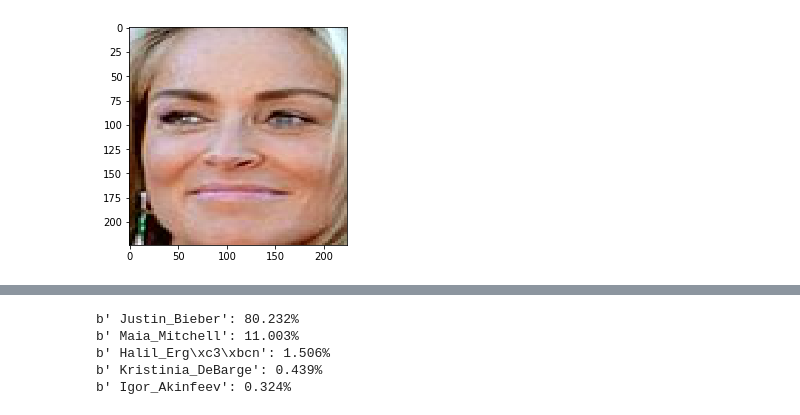
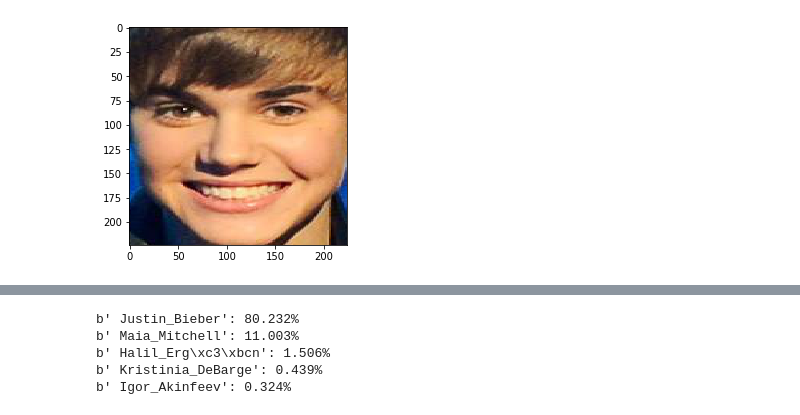
Before and after one commit to hungdhv97/Face-Recognition, a Jupyter notebook: FaceIdentificationUsingVGGFace2.ipynb, the cells around one changed output, grey strips where cells are left out. Saved outputs shown, nothing was run; the diff lists cells and outputs as text; code cells hidden in the pictures.

```diff
--- a/FaceIdentificationUsingVGGFace2.ipynb
+++ b/FaceIdentificationUsingVGGFace2.ipynb
@@ -20,11 +22,11 @@ def extract_face(filename, required_size = (224,224)):
     face_array = np.asarray(image)
     return face_array
 # %%
-pixels = extract_face('Image/sharon_stone.jpg')
+pixels = extract_face('Image/justin_bieber.jpg')
 plt.imshow(pixels)
 plt.show()
 # %% [output]
-[figure, old version]
+[figure, new version]
 # %%
 model = VGGFace(model = 'resnet50')
 print('Inputs: %s' % model.inputs)
```
Also changed, not shown: parts of 5 cells of this notebook, 5 other files.
